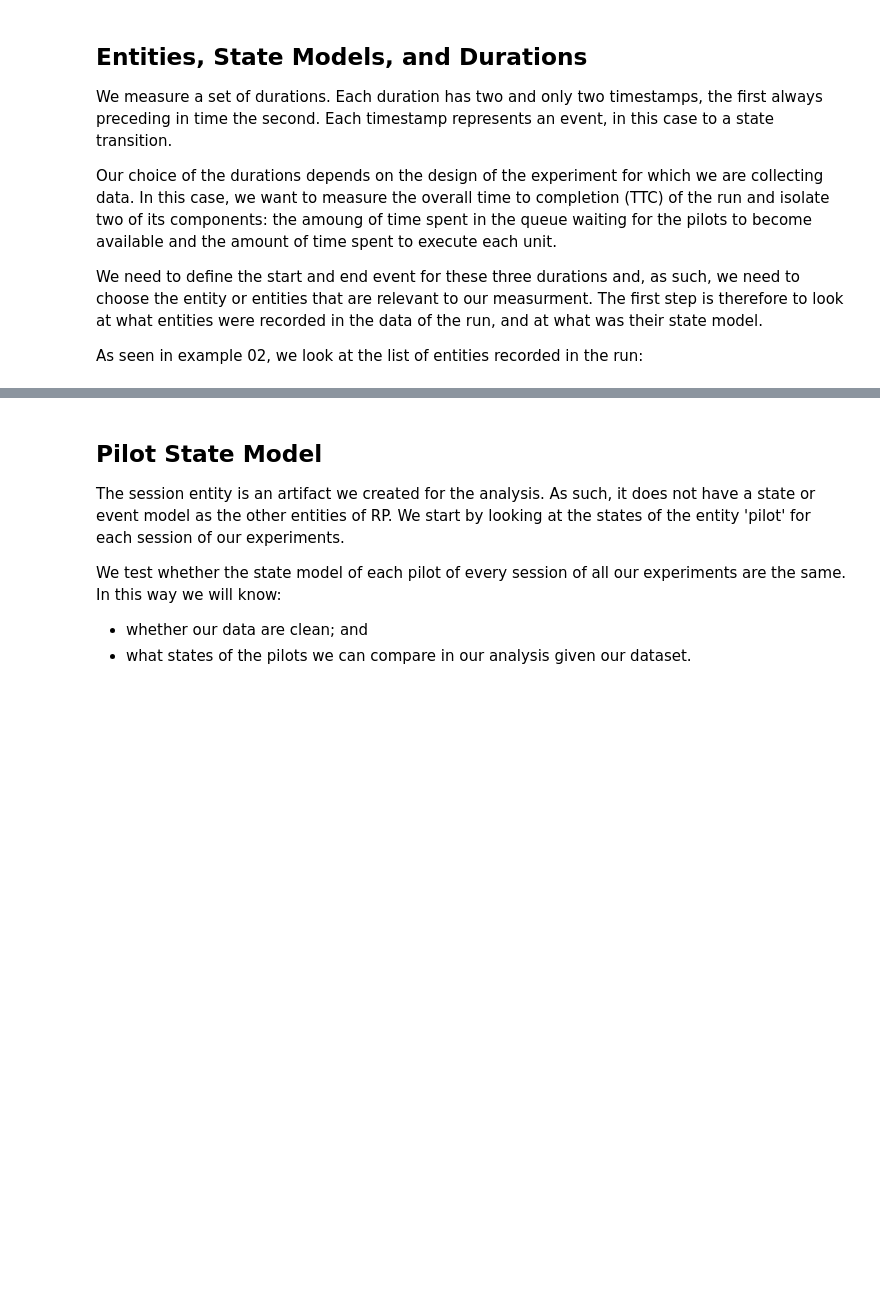
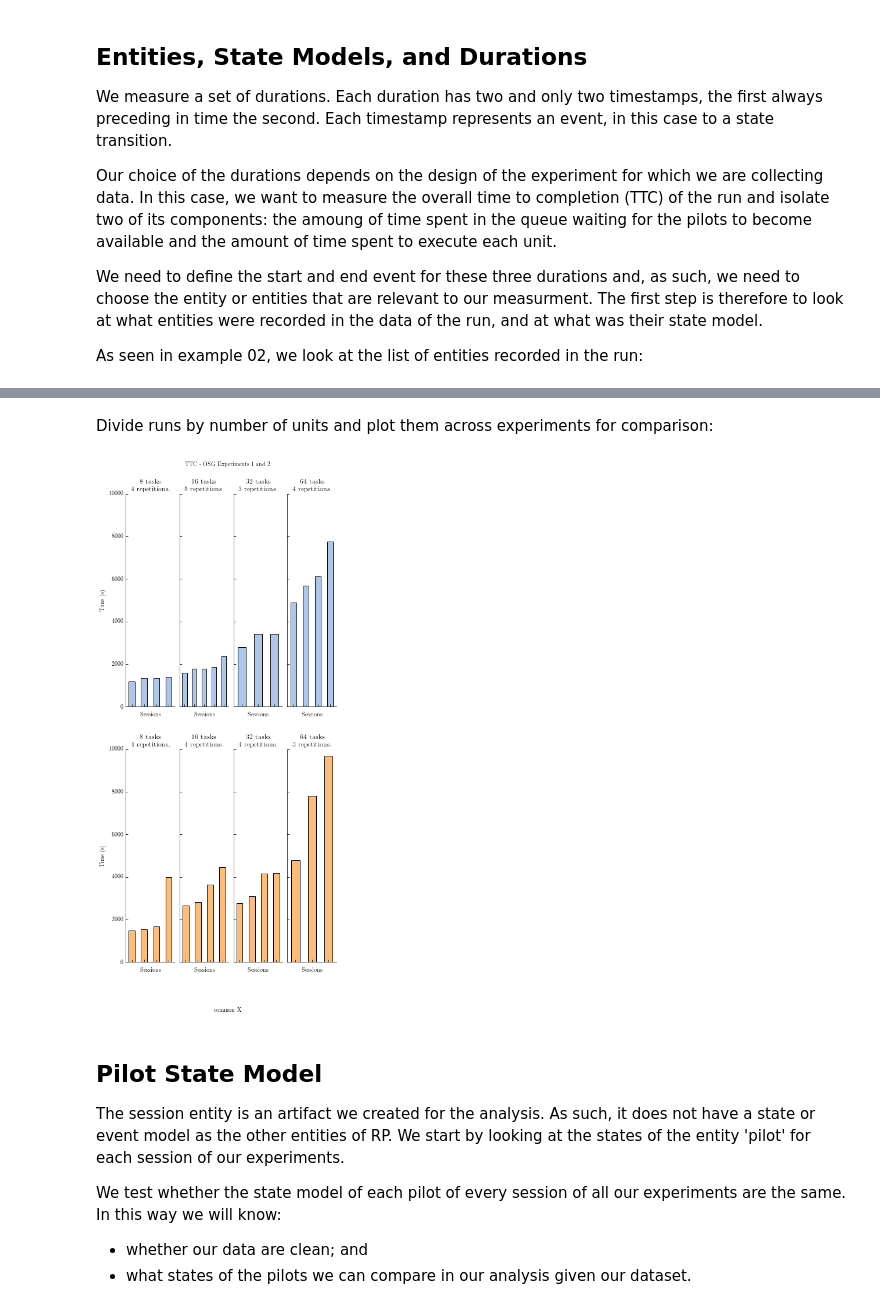
Before and after one commit to radical-cybertools/radical.analytics, a Jupyter notebook: use_cases/rp_on_osg/osg_analysis.ipynb, the cells around one changed output, grey strips where cells are left out. Drawn from its saved outputs; the diff is of its cells as text; code cells hidden in the pictures; blank space fills up the shorter version.

```diff
--- a/use_cases/rp_on_osg/osg_analysis.ipynb
+++ b/use_cases/rp_on_osg/osg_analysis.ipynb
@@ -140,3 +209,44 @@ for exp in sessions.keys():
+# %% [markdown]
+Divide runs by number of units and plot them across experiments for comparison:
+# %%
+for sid in sessions.index:
+    sessions.ix[sid, 'nunits'] = len(sessions.ix[sid, 'session'].filter(etype='unit', inplace=False).get())
+
+ttc_subplots = []
+
+for exp in sessions['experiment'].sort_values().unique():
+    for nun in sessions['nunits'].sort_values().unique():
+        ttc_subplots.append(sessions[ (sessions['experiment'] == exp) &
+                                      (sessions['nunits'] == nun) ].sort_values('TTC'))
+
+rows = len(sessions['experiment'].unique())
+cols = len(sessions['nunits'].sort_values().unique())
+
+fig, axes = plt.subplots(nrows=rows, ncols=cols, figsize=(6.5,14), sharey=True)
+fig.suptitle('TTC - OSG Experiments 1 and 2')
+fig.subplots_adjust(wspace=.1,top=0.925)
+fig.text(0.5, 0.04, 'common X', ha='center')
+
+for r in range(rows):
+    for c in range(cols):
+        session = ttc_subplots.pop(0)
+        experiment = session['experiment'].unique()[0]
+        ntasks = int(session['nunits'].unique()[0])
+        color = colors[experiment]
+        title = '%s tasks\n%s repetitions.' % (ntasks, session.shape[0])
+        axes[r][c] = session['TTC'].plot(kind='bar', color=[color], ax=axes[r][c], title=title)
+
+for rws in axes:
+    for cl in rws:
+        cl.spines["top"].set_visible(False)
+        cl.spines["right"].set_visible(False)
+        cl.get_xaxis().tick_bottom()
+        cl.get_yaxis().tick_left()
+        cl.set_xticklabels([])
+        cl.set_xlabel('Sessions')
+        cl.set_ylabel('Time (s)')
+# %% [output]
+[figure, added]
 # %% [markdown]
 ## Pilot State Model
 
```
Also changed, not shown: parts of 22 cells of this notebook.
